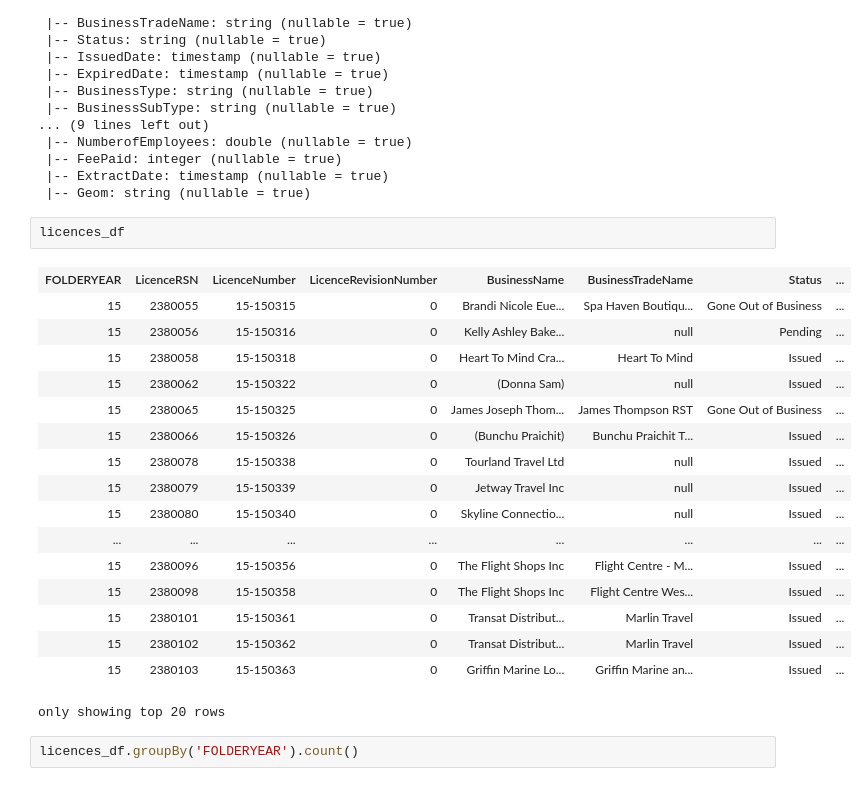
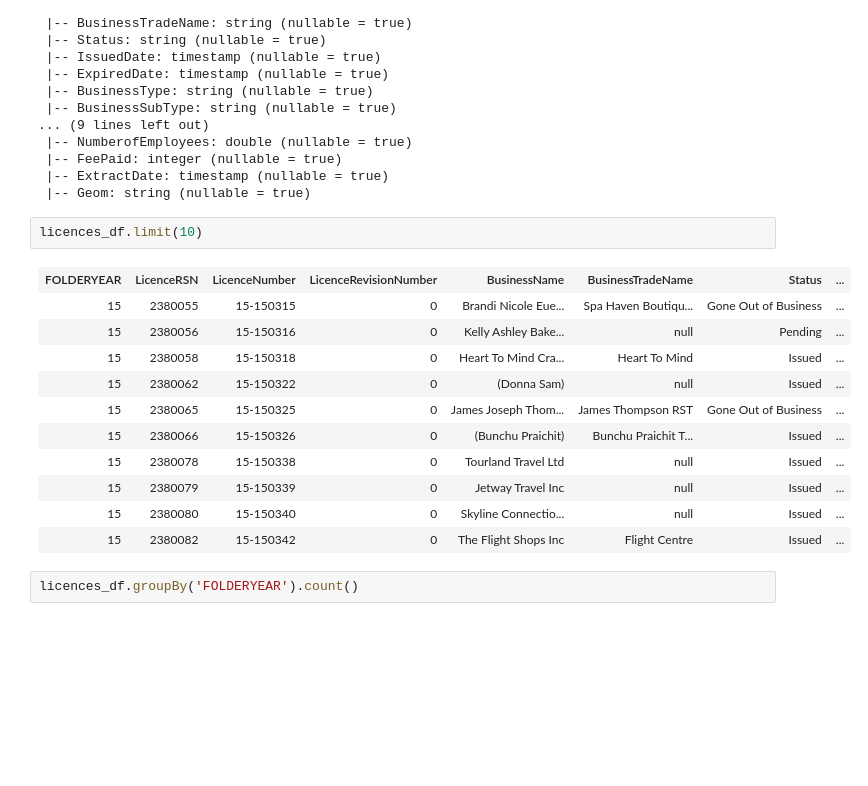
Before and after one commit to bradentam/vancouver_restaurants_project, a Jupyter notebook: eda.ipynb, the cells around one changed output. Cells and saved outputs as stored; diff of their text form; blank space fills up the shorter version.

```diff
--- a/eda.ipynb
+++ b/eda.ipynb
@@ -61,25 +62,19 @@ root
  |-- ExtractDate: timestamp (nullable = true)
  |-- Geom: string (nullable = true)
 # %%
-licences_df
+licences_df.limit(10)
 # %% [output]
 | FOLDERYEAR | LicenceRSN | LicenceNumber | LicenceRevisionNumber | BusinessName | BusinessTradeName | Status | ... |
 | 15 | 2380055 | 15-150315 | 0 | Brandi Nicole Eue... | Spa Haven Boutiqu... | Gone Out of Business | ... |
 | 15 | 2380056 | 15-150316 | 0 | Kelly Ashley Bake... | null | Pending | ... |
 | 15 | 2380058 | 15-150318 | 0 | Heart To Mind Cra... | Heart To Mind | Issued | ... |
 | 15 | 2380062 | 15-150322 | 0 | (Donna Sam) | null | Issued | ... |
 | 15 | 2380065 | 15-150325 | 0 | James Joseph Thom... | James Thompson RST | Gone Out of Business | ... |
 | 15 | 2380066 | 15-150326 | 0 | (Bunchu Praichit) | Bunchu Praichit T... | Issued | ... |
 | 15 | 2380078 | 15-150338 | 0 | Tourland Travel Ltd | null | Issued | ... |
 | 15 | 2380079 | 15-150339 | 0 | Jetway Travel Inc | null | Issued | ... |
 | 15 | 2380080 | 15-150340 | 0 | Skyline Connectio... | null | Issued | ... |
-| ... | ... | ... | ... | ... | ... | ... | ... |
-| 15 | 2380096 | 15-150356 | 0 | The Flight Shops Inc | Flight Centre - M... | Issued | ... |
-| 15 | 2380098 | 15-150358 | 0 | The Flight Shops Inc | Flight Centre Wes... | Issued | ... |
-| 15 | 2380101 | 15-150361 | 0 | Transat Distribut... | Marlin Travel | Issued | ... |
-| 15 | 2380102 | 15-150362 | 0 | Transat Distribut... | Marlin Travel | Issued | ... |
-| 15 | 2380103 | 15-150363 | 0 | Griffin Marine Lo... | Griffin Marine an... | Issued | ... |
+| 15 | 2380082 | 15-150342 | 0 | The Flight Shops Inc | Flight Centre | Issued | ... |
-only showing top 20 rows
 # %%
 licences_df.groupBy('FOLDERYEAR').count()
 # %% [output]
```
Also changed, not shown: parts of 32 cells of this notebook.
